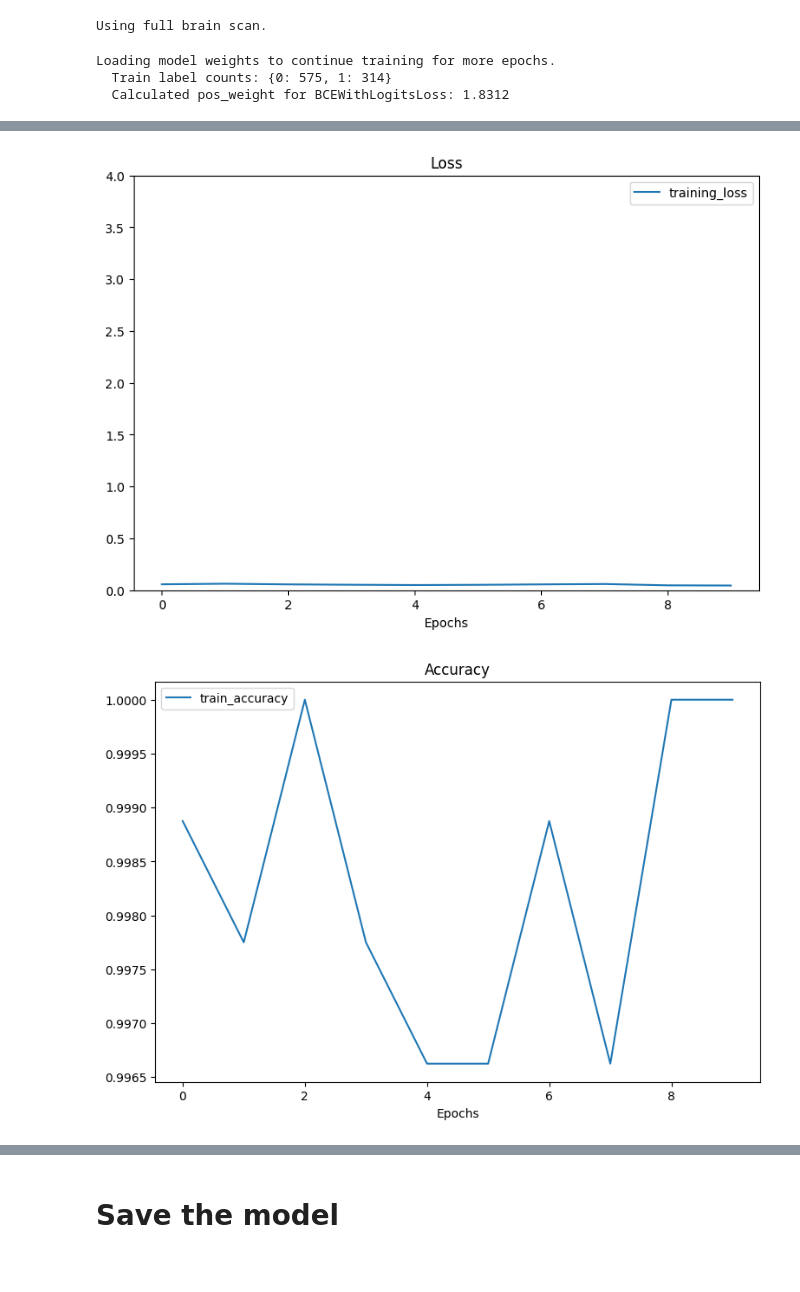
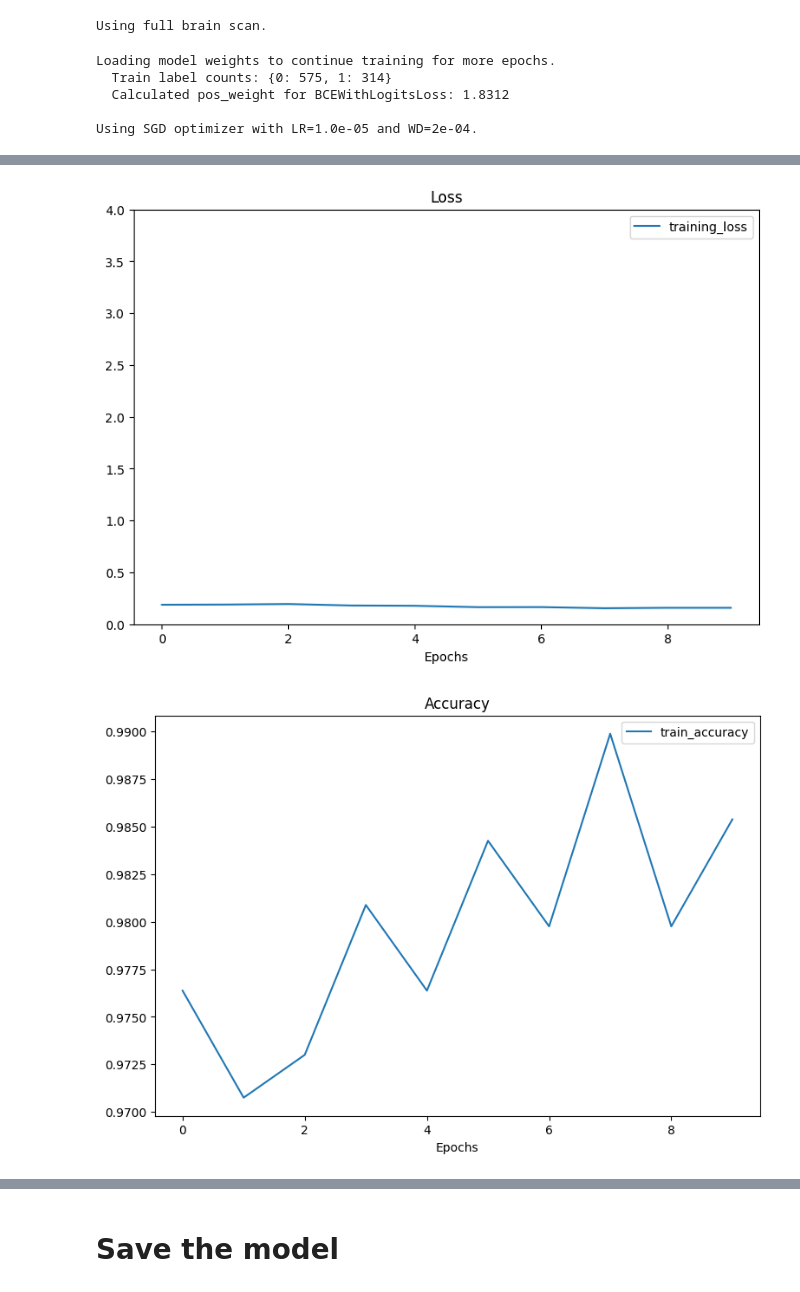
Before and after one commit to diogommiranda/Guiding-ViTs-attention-with-domain-knowledge-for-AD, a Jupyter notebook: code/cnn_torch.ipynb, the cells around one changed output, grey strips where cells are left out. Drawn from its saved outputs; the diff is of its cells as text; code cells hidden in the pictures.

```diff
--- a/code/cnn_torch.ipynb
+++ b/code/cnn_torch.ipynb
@@ -557,17 +661,19 @@ Using full brain scan.
 
 # Hyperparameters
 use_optimizer = "sgd" # Choose between "adam" or "sgd"
-BEST_LR = 2e-5 # learning rate
+BEST_LR = 1e-5 # learning rate
 BEST_WD= 2e-4 # weight decay
 BEST_NUM_EPOCHS = 10 # number of epochs for training
 cosine_scheduler = False # Set to True if using cosine decay, False if using fixed learning rate
 train_for_more_epochs = False
+loading = False
 
 if cosine_scheduler:
     print(f"Using cosine decay: {cosine_scheduler}")
 
 # Filepath to save/load the model
 SAVED_MODEL_FILEPATH = "/home/diogommiranda/tese/outputs/best_model.pth"
+#SAVED_MODEL_FILEPATH = "/home/diogommiranda/tese/outputs/torch/full_brain/smci_pmci/fixed_lr/saved_models/16B/LR=1.0e-05_WD=2e-04 (70)/model.pth"
 
 # Create the model
 model = ResNet(
@@ -663,7 +769,7 @@ for epoch in tqdm(range(BEST_NUM_EPOCHS)):
         scheduler.step()
 
 # Save the model if using fixed learning rate in case we want to continue training it
-if not cosine_scheduler:
+if not cosine_scheduler and not loading:
     torch.save(model.state_dict(), SAVED_MODEL_FILEPATH)
     print(f"Model saved to: {SAVED_MODEL_FILEPATH}")
 
@@ -703,3 +809,5 @@ print(f"Test Loss: {test_loss}, Test Acc: {test_acc}")
 Loading model weights to continue training for more epochs.
   Train label counts: {0: 575, 1: 314}
   Calculated pos_weight for BCEWithLogitsLoss: 1.8312
+
+Using SGD optimizer with LR=1.0e-05 and WD=2e-04.
@@ -718,5 +825,5 @@ Test Loss: 0.8245468517234422, Test Acc: 0.8190045248868778
-[figure, old version]
+[figure, new version]
-[figure, old version]
+[figure, new version]
 # %%
 y_true = test_targets.astype(int)
 y_pred = test_pred_probs.round().astype(int)
```
Also changed, not shown: parts of 9 cells of this notebook, 2 other files.
